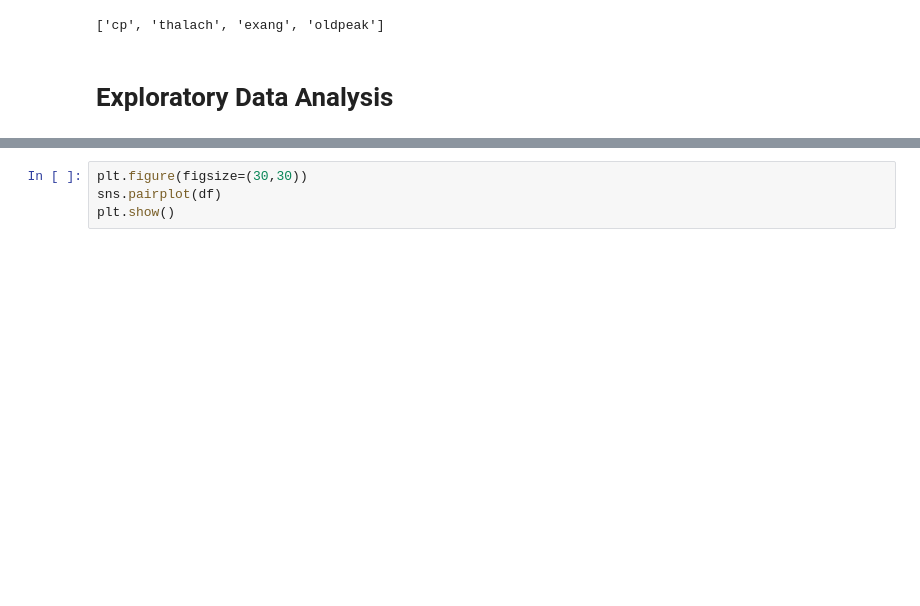
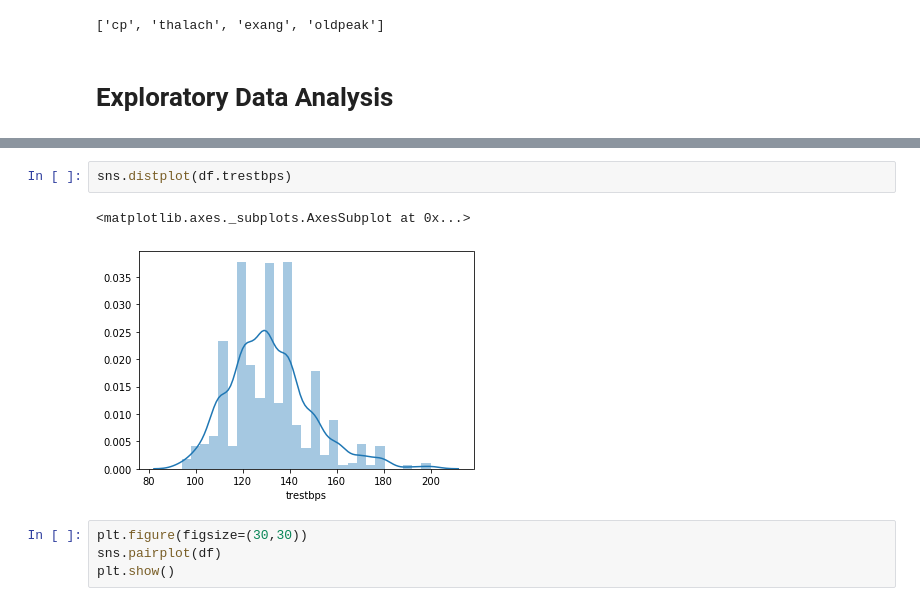
Before and after one commit to Pranav016/heart-disease-prediction-system, a Jupyter notebook: Heart disease prediction system.ipynb, the cells around one changed output, grey strips where cells are left out. Saved outputs shown, nothing was run; the diff lists cells and outputs as text; blank space fills up the shorter version.

```diff
--- a/Heart disease prediction system.ipynb
+++ b/Heart disease prediction system.ipynb
@@ -103,3 +118,8 @@ corr_features
+# %%
+sns.distplot(df.trestbps)
+# %% [output]
+<matplotlib.axes._subplots.AxesSubplot at 0x...>
+[figure, added]
 # %%
 plt.figure(figsize=(30,30))
 sns.pairplot(df)
```
Also changed, not shown: parts of 3 cells of this notebook.
